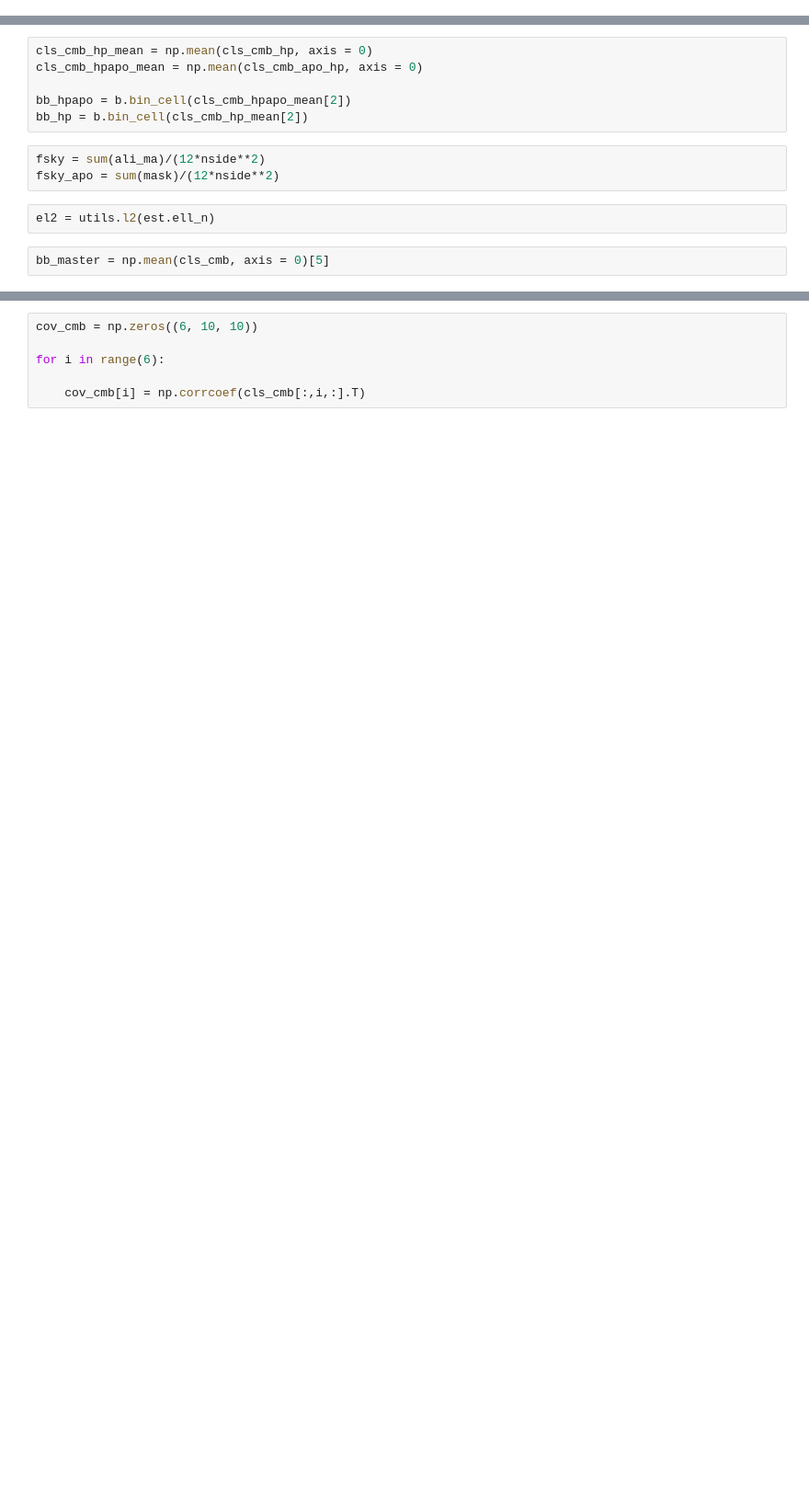
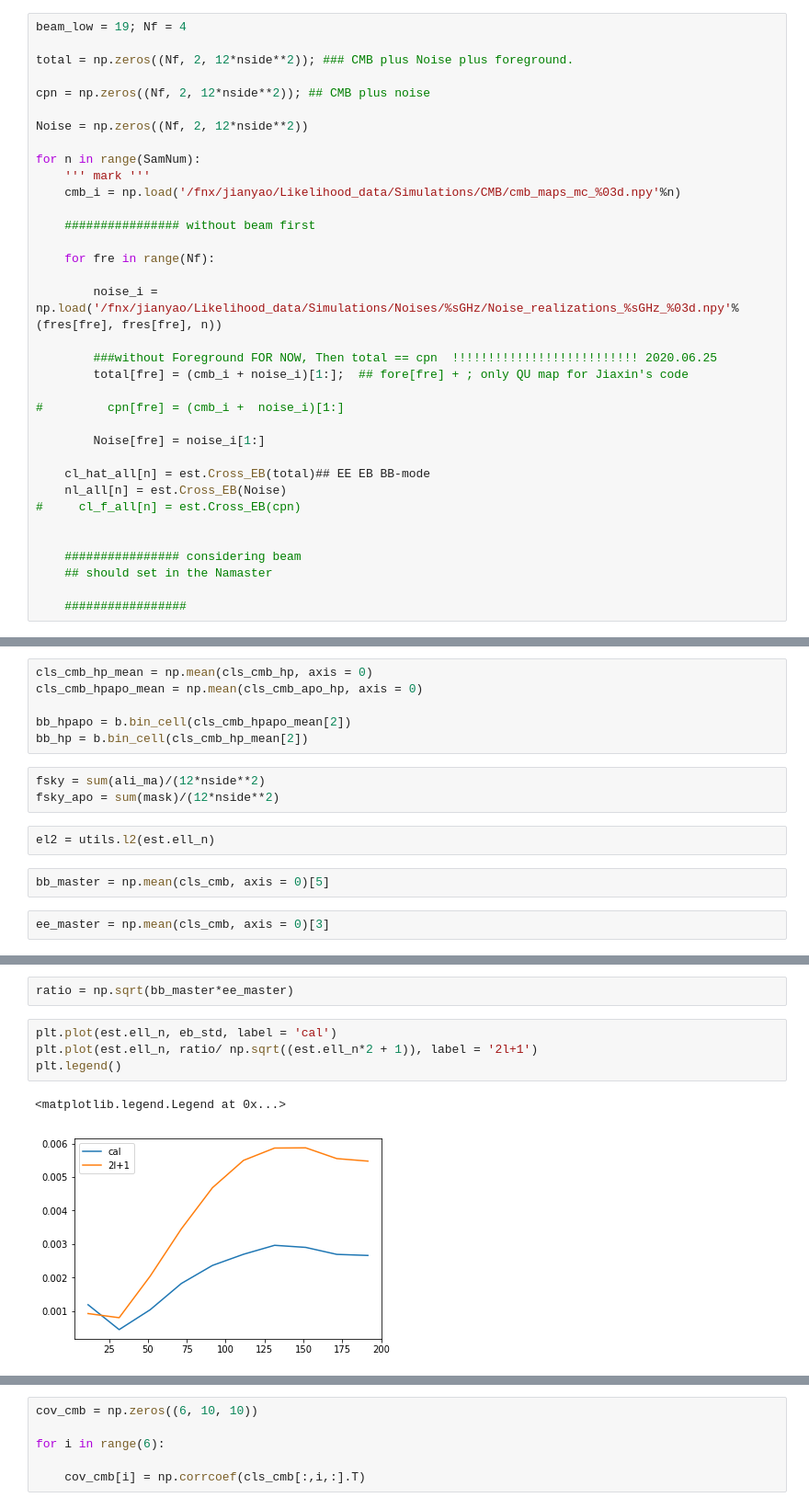
Before and after one commit to YJHelloWorld/Likelihood, a Jupyter notebook: Generate_data_needed.ipynb, the cells around one changed output, grey strips where cells are left out. Shown at 92% size. Drawn from its saved outputs; the diff is of its cells as text; blank space fills up the shorter version.

```diff
--- a/Generate_data_needed.ipynb
+++ b/Generate_data_needed.ipynb
@@ -216,0 +185,35 @@ for fre in range(4):
+# %%
+beam_low = 19; Nf = 4
+
+total = np.zeros((Nf, 2, 12*nside**2)); ### CMB plus Noise plus foreground.
+
+cpn = np.zeros((Nf, 2, 12*nside**2)); ## CMB plus noise
+
+Noise = np.zeros((Nf, 2, 12*nside**2))
+
+for n in range(SamNum):
+    ''' mark '''
+    cmb_i = np.load('/fnx/jianyao/Likelihood_data/Simulations/CMB/cmb_maps_mc_%03d.npy'%n)
+
+    ################ without beam first
+
+    for fre in range(Nf):
+
+        noise_i = np.load('/fnx/jianyao/Likelihood_data/Simulations/Noises/%sGHz/Noise_realizations_%sGHz_%03d.npy'%(fres[fre], fres[fre], n))
+
+        ###without Foreground FOR NOW, Then total == cpn  !!!!!!!!!!!!!!!!!!!!!!!!!! 2020.06.25
+        total[fre] = (cmb_i + noise_i)[1:];  ## fore[fre] + ; only QU map for Jiaxin's code
+
+#         cpn[fre] = (cmb_i +  noise_i)[1:]
+
+        Noise[fre] = noise_i[1:]
+
+    cl_hat_all[n] = est.Cross_EB(total)## EE EB BB-mode
+    nl_all[n] = est.Cross_EB(Noise)
+#     cl_f_all[n] = est.Cross_EB(cpn)
+
+
+    ################ considering beam
+    ## should set in the Namaster
+
+    #################
@@ -274,3 +284,5 @@ fsky_apo = sum(mask)/(12*nside**2)
 el2 = utils.l2(est.ell_n)
 # %%
 bb_master = np.mean(cls_cmb, axis = 0)[5]
+# %%
+ee_master = np.mean(cls_cmb, axis = 0)[3]
@@ -279,0 +296,9 @@ eb_hp = b.bin_cell(cls_cmb_hp_mean[4])
+# %%
+ratio = np.sqrt(bb_master*ee_master)
+# %%
+plt.plot(est.ell_n, eb_std, label = 'cal')
+plt.plot(est.ell_n, ratio/ np.sqrt((est.ell_n*2 + 1)), label = '2l+1')
+plt.legend()
+# %% [output]
+<matplotlib.legend.Legend at 0x...>
+[figure, added]
```
Also changed, not shown: parts of 30 cells of this notebook.
